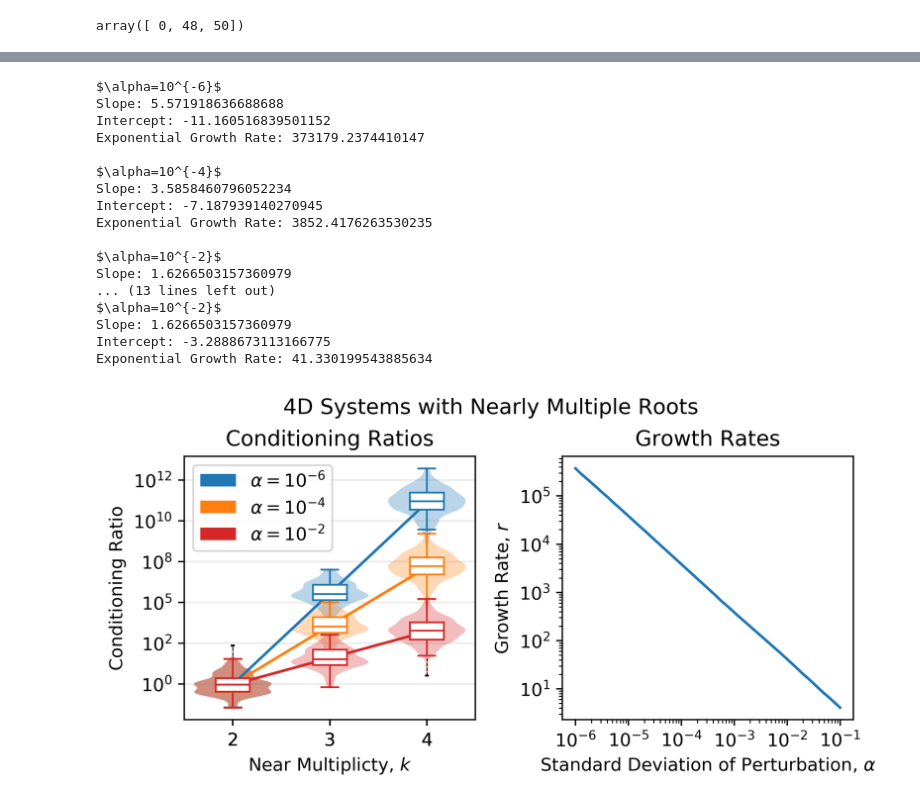
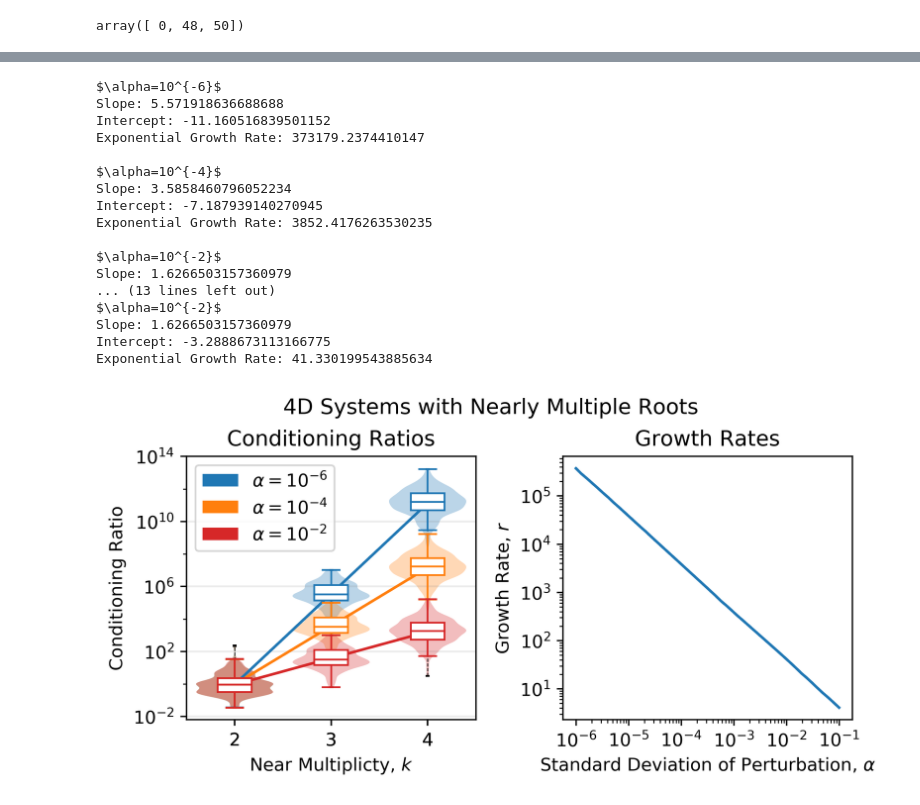
Before and after one commit to tylerjarvis/eigen_rootfinding, a Jupyter notebook: ConditioningRatios.ipynb, the cells around one changed output, grey strips where cells are left out. Drawn from its saved outputs; the diff is of its cells as text; code cells hidden in the pictures.

```diff
--- a/ConditioningRatios.ipynb
+++ b/ConditioningRatios.ipynb
@@ -412,32 +413,32 @@ plot([condratios[alphas_for_plot_idx],condratios[alphas_for_plot_idx]],
      [[r'$\alpha=10^{-6}$',
       r'$\alpha=10^{-4}$',
       r'$\alpha=10^{-2}$'],
       [r'$\alpha=10^{-6}$',
       r'$\alpha=10^{-4}$',
       r'$\alpha=10^{-2}$']],
      figsize=(6.25,3.25), filename='dim4_high_multiplicities_with_growth_rates',
      title=['Conditioning Ratios','Growth Rates',r'4D Systems with Nearly Multiple Roots'],
      subplots=[1,2],
      xaxislabel=r'Near Multiplicty, $k$',
      _2nd_plot=[alphas[alphasrt],10**np.array(dim4_cratio_slopes_mult[alphasrt])-1],
-     min_ylim=0,max_ylim=0,
+     min_ylim=-2,max_ylim=15,major_ticks=range(-2,15,4),minor_ticks=range(-2,15,2),
     _2nd_plot_axis_labels=[r'Standard Deviation of Perturbation, $\alpha$','Growth Rate, $r$'])
 # %% [output]
 $\alpha=10^{-6}$
 Slope: 5.571918636688688
 Intercept: -11.160516839501152
 Exponential Growth Rate: 373179.2374410147
 
 $\alpha=10^{-4}$
 Slope: 3.5858460796052234
 Intercept: -7.187939140270945
 Exponential Growth Rate: 3852.4176263530235
 
 $\alpha=10^{-2}$
 Slope: 1.6266503157360979
 ... (13 lines left out)
 $\alpha=10^{-2}$
 Slope: 1.6266503157360979
 Intercept: -3.2888673113166775
 Exponential Growth Rate: 41.330199543885634
-[figure, old version]
+[figure, new version]
```
Also changed, not shown: parts of 4 cells of this notebook, 1 other file.
